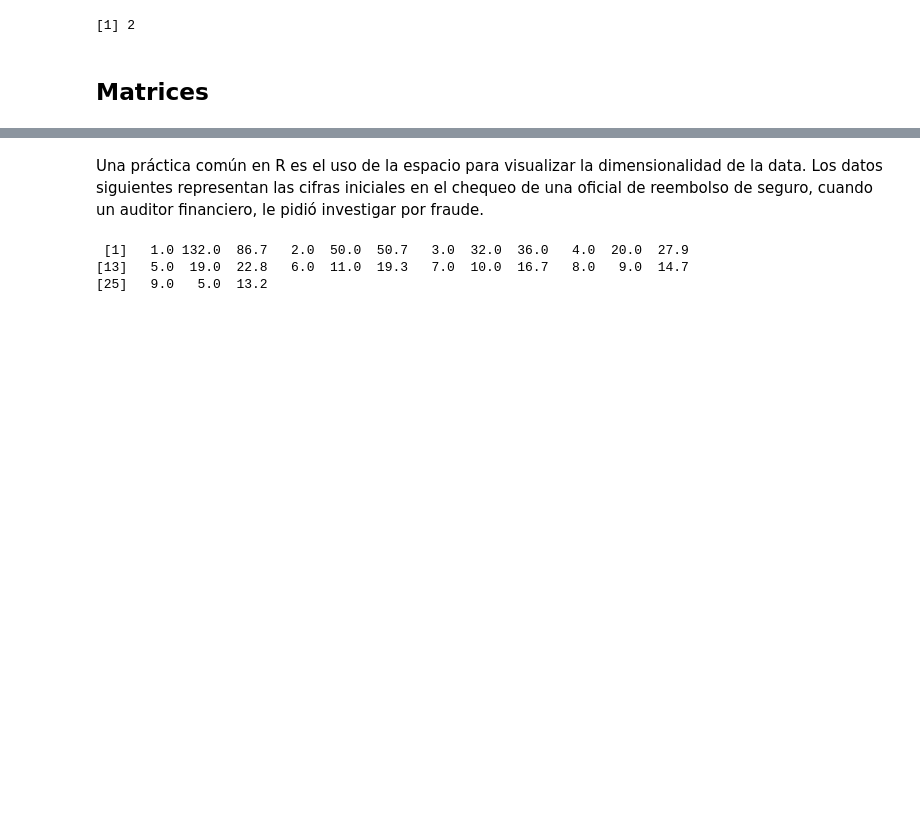
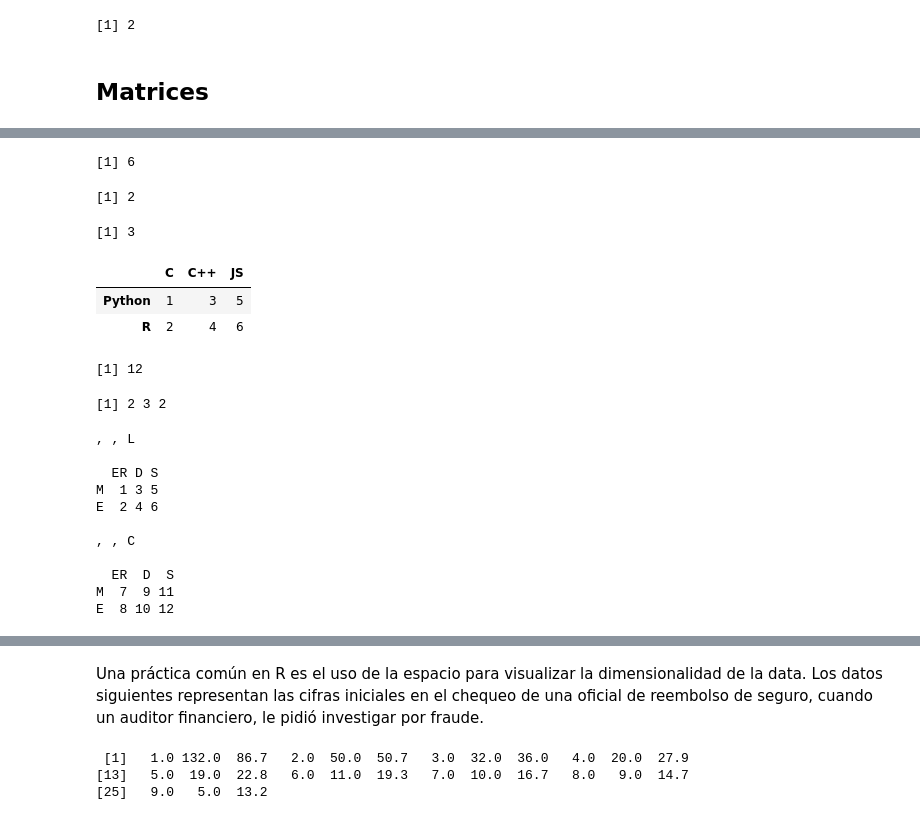
Before and after one commit to noetaza/Curso-R, a Jupyter notebook: Vectores-Matrices-Array/Vectores-Matrices-Arrays.ipynb, the cells around one changed output, grey strips where cells are left out. Drawn from its saved outputs; the diff is of its cells as text; code cells hidden in the pictures; blank space fills up the shorter version.

```diff
--- a/Vectores-Matrices-Array/Vectores-Matrices-Arrays.ipynb
+++ b/Vectores-Matrices-Array/Vectores-Matrices-Arrays.ipynb
@@ -165,0 +203,31 @@ Im(y)
+# %%
+length(m)
+nrow(m)
+ncol(m)
+rownames(m)<- c("Python", "R")
+colnames(m)<-c("C", "C++", "JS")
+m
+length(n)
+dim(n)
+dimnames(n) <-list(c("M", "E"), c("ER", "D", "S"), c("L", "C")) # Error de IPython-Jupiter
+n
+# %% [output]
+[1] 6
+[1] 2
+[1] 3
+|  | C | C++ | JS |
+| Python | 1 | 3 | 5 |
+| R | 2 | 4 | 6 |
+[1] 12
+[1] 2 3 2
+, , L
+
+  ER D S
+M  1 3 5
+E  2 4 6
+
+, , C
+
+  ER  D  S
+M  7  9 11
+E  8 10 12
```
Also changed, not shown: parts of 8 cells of this notebook.
